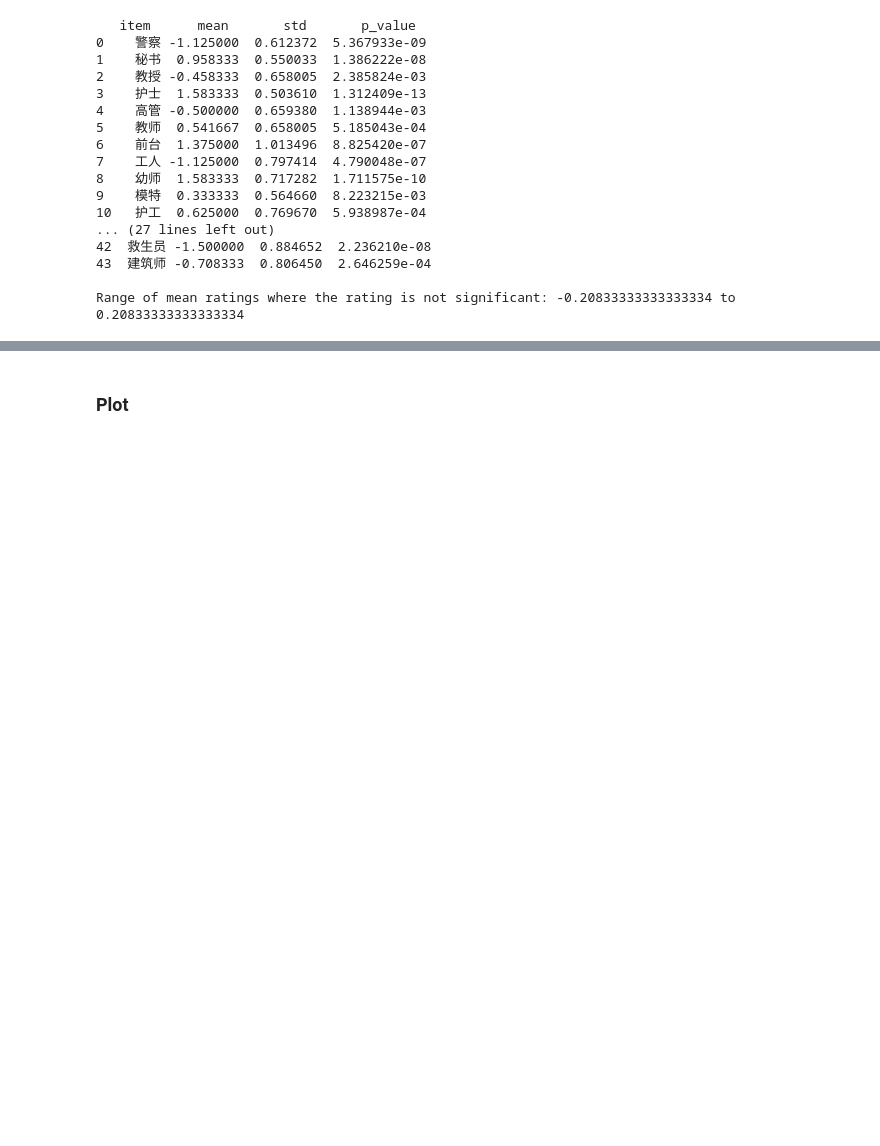
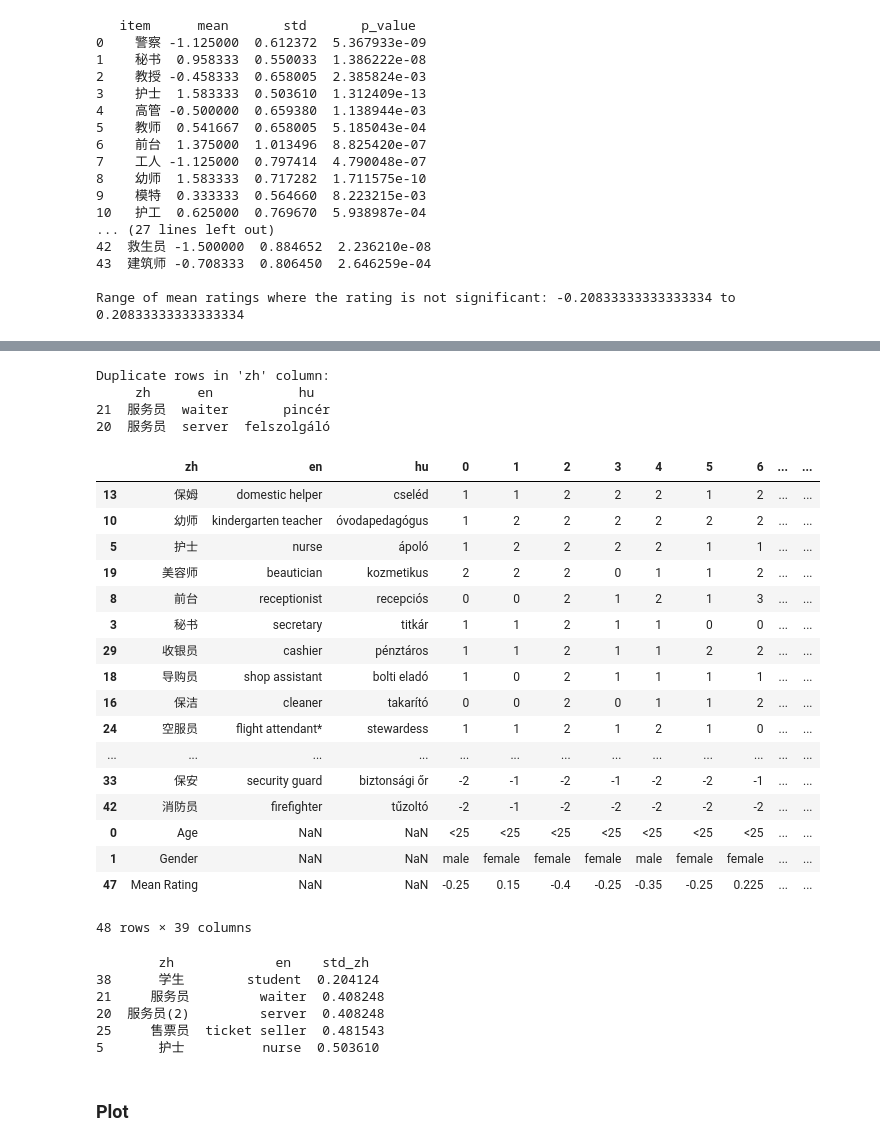
Before and after one commit to partigabor/occupational-gender-bias, a Jupyter notebook: occupations.ipynb, the cells around one changed output, grey strips where cells are left out. Saved outputs shown, nothing was run; the diff lists cells and outputs as text; code cells hidden in the pictures; blank space fills up the shorter version.

```diff
--- a/occupations.ipynb
+++ b/occupations.ipynb
@@ -1380,3 +1394,59 @@ print(top5_smallest_std)
+# %%
+# Find duplicate values in the 'zh' column
+duplicates = df_zh['zh'][df_zh['zh'].duplicated(keep=False)]
+
+# Show duplicate rows
+duplicate_rows = df_zh[df_zh['zh'].isin(duplicates)]
+print("Duplicate rows in 'zh' column:")
+print(duplicate_rows[['zh', 'en', 'hu']])
+
+# If there are duplicates, append (2) to the second and further occurrences
+if not duplicates.empty:
+    # Create a counter for each zh value
+    zh_counts = {}
+    def append_suffix(zh):
+        count = zh_counts.get(zh, 0) + 1
+        zh_counts[zh] = count
+        if count > 1:
+            return f"{zh}(2)"
+        return zh
+    df_zh['zh'] = df_zh['zh'].apply(append_suffix)
+
+df_zh
+# %% [output]
+Duplicate rows in 'zh' column:
+     zh      en           hu
+21  服务员  waiter       pincér
+20  服务员  server  felszolgáló
+|  | zh | en | hu | 0 | 1 | 2 | 3 | 4 | 5 | 6 | ... | ... |
+| 13 | 保姆 | domestic helper | cseléd | 1 | 1 | 2 | 2 | 2 | 1 | 2 | ... | ... |
+| 10 | 幼师 | kindergarten teacher | óvodapedagógus | 1 | 2 | 2 | 2 | 2 | 2 | 2 | ... | ... |
+| 5 | 护士 | nurse | ápoló | 1 | 2 | 2 | 2 | 2 | 1 | 1 | ... | ... |
+| 19 | 美容师 | beautician | kozmetikus | 2 | 2 | 2 | 0 | 1 | 1 | 2 | ... | ... |
+| 8 | 前台 | receptionist | recepciós | 0 | 0 | 2 | 1 | 2 | 1 | 3 | ... | ... |
+| 3 | 秘书 | secretary | titkár | 1 | 1 | 2 | 1 | 1 | 0 | 0 | ... | ... |
+| 29 | 收银员 | cashier | pénztáros | 1 | 1 | 2 | 1 | 1 | 2 | 2 | ... | ... |
+| 18 | 导购员 | shop assistant | bolti eladó | 1 | 0 | 2 | 1 | 1 | 1 | 1 | ... | ... |
+| 16 | 保洁 | cleaner | takarító | 0 | 0 | 2 | 0 | 1 | 1 | 2 | ... | ... |
+| 24 | 空服员 | flight attendant* | stewardess | 1 | 1 | 2 | 1 | 2 | 1 | 0 | ... | ... |
+| ... | ... | ... | ... | ... | ... | ... | ... | ... | ... | ... | ... | ... |
+| 33 | 保安 | security guard | biztonsági őr | -2 | -1 | -2 | -1 | -2 | -2 | -1 | ... | ... |
+| 42 | 消防员 | firefighter | tűzoltó | -2 | -1 | -2 | -2 | -2 | -2 | -2 | ... | ... |
+| 0 | Age | NaN | NaN | <25 | <25 | <25 | <25 | <25 | <25 | <25 | ... | ... |
+| 1 | Gender | NaN | NaN | male | female | female | female | male | female | female | ... | ... |
+| 47 | Mean Rating | NaN | NaN | -0.25 | 0.15 | -0.4 | -0.25 | -0.35 | -0.25 | 0.225 | ... | ... |
+48 rows × 39 columns
+# %%
+# Get the top 5 words with the smallest standard deviation from df_hu
+top5_smallest_std = df_zh.nsmallest(5, 'std_zh')[['zh', 'en', 'std_zh']]
+print(top5_smallest_std)
+# %% [output]
+        zh             en    std_zh
+38      学生        student  0.204124
+21     服务员         waiter  0.408248
+20  服务员(2)         server  0.408248
+25     售票员  ticket seller  0.481543
+5       护士          nurse  0.503610
 # %% [markdown]
 ### Plot
 # %%
```
Also changed, not shown: parts of 20 cells of this notebook, 23 other files.
